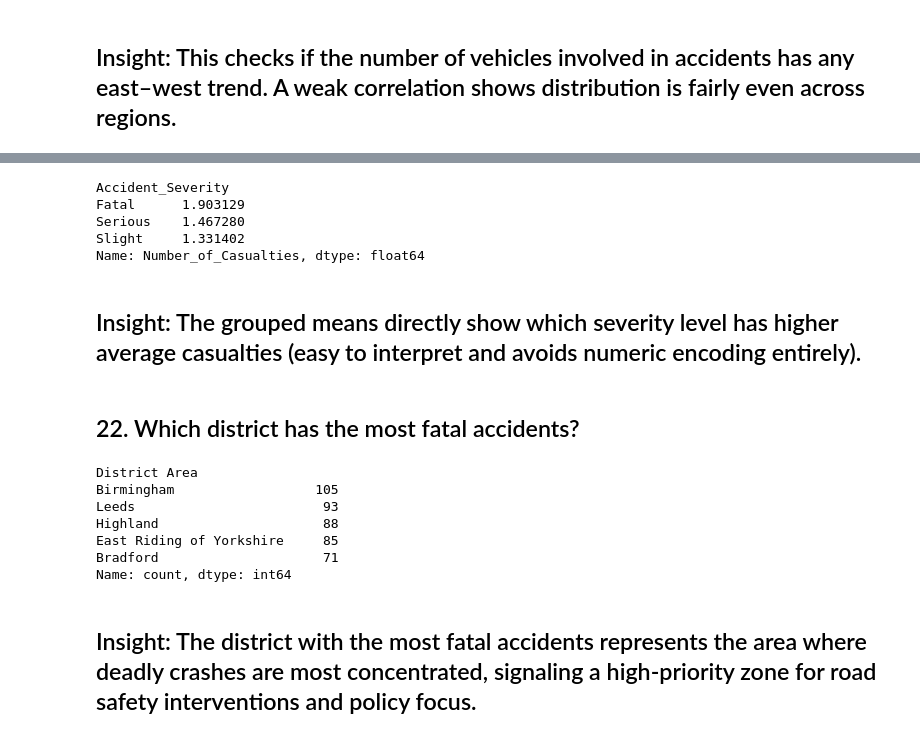
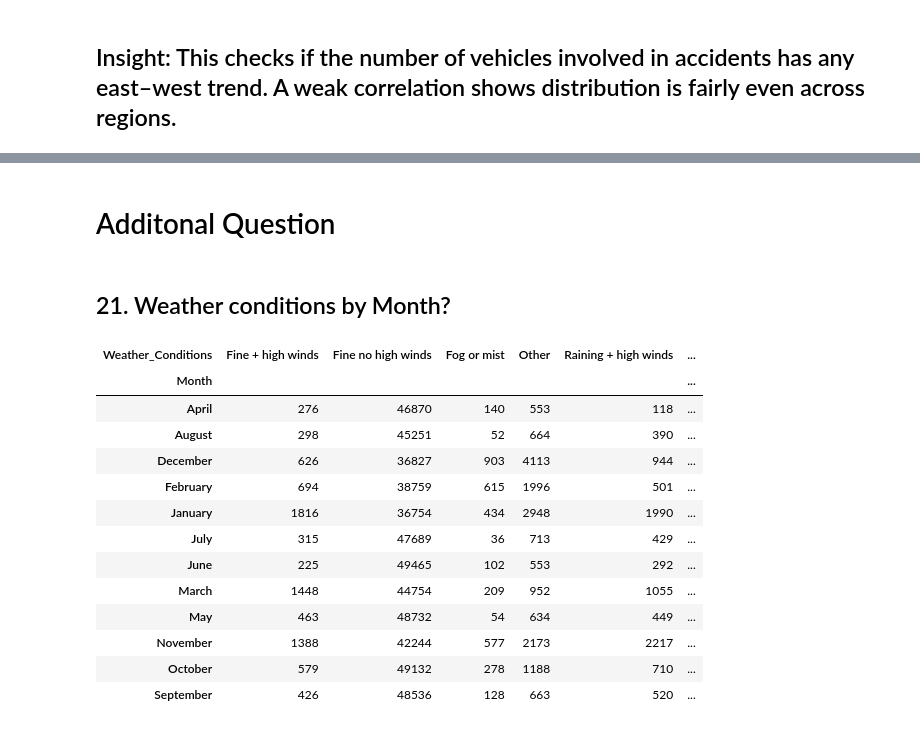
Before and after one commit to JadeCreed/ELEC303-DATA_ANALYTICS-REDOTA, a Jupyter notebook: Activity2.ipynb, the cells around one changed output, grey strips where cells are left out. Drawn from its saved outputs; the diff is of its cells as text; code cells hidden in the pictures.

```diff
--- a/Activity2.ipynb
+++ b/Activity2.ipynb
@@ -4,5 +4,3 @@ import numpy  as np
 import warnings
 
 warnings.filterwarnings('ignore')
-# %%
-df = pd.read_csv('datesets/uk_road_accident.csv')
@@ -42,3 +44,26 @@ Data columns (total 14 columns):
  13  Vehicle_Type             660679 non-null  object
 dtypes: float64(2), int64(2), object(10)
 memory usage: 70.6+ MB
+# %%
+df['Accident Date'] = df['Accident Date'].astype('str')
+df['Accident Date'] = df['Accident Date'].str.strip()
+df['Accident Date'] = df['Accident Date'].str.replace('/', '-')
+df['Accident Date'] = pd.to_datetime(df['Accident Date'], dayfirst=True, errors='coerce')
+# %%
+df['Year'] = df['Accident Date'].dt.year
+df['Month_Number'] = df['Accident Date'].dt.month
+df['Month'] = df['Accident Date'].dt.month_name()
+df['Day'] = df['Accident Date'].dt.day
+df['DayofWeek'] = df['Accident Date'].dt.dayofweek
+# %%
+df['Index'] = df['Index'].astype('category')
+df['Accident_Severity'] = df['Accident_Severity'].astype('category')
+df['Light_Conditions'] = df['Light_Conditions'].astype('category')
+df['District Area'] = df['District Area'].astype('category')
+df['Road_Surface_Conditions'] = df['Road_Surface_Conditions'].astype('category')
+df['Road_Type'] = df['Road_Type'].astype('category')
+df['Urban_or_Rural_Area'] = df['Urban_or_Rural_Area'].astype('category')
+df['Weather_Conditions'] = df['Weather_Conditions'].astype('category')
+df['Vehicle_Type'] = df['Vehicle_Type'].astype('category')
+df['Month'] = df['Month'].astype('category')
+df['Year'] = df['Year'].astype('category')
@@ -353,24 +421,21 @@ np.float64(0.014724875829090085)
-# %%
-df.groupby('Accident_Severity')['Number_of_Casualties'].mean().sort_values(ascending=False)
-# %% [output]
-Accident_Severity
-Fatal      1.903129
-Serious    1.467280
-Slight     1.331402
-Name: Number_of_Casualties, dtype: float64
 # %% [markdown]
-<h2>Insight: The grouped means directly show which severity level has higher average casualties (easy to interpret and avoids numeric encoding entirely).</h2>
+<h1>Additonal Question</h1>
 # %% [markdown]
-<h2>22. Which district has the most fatal accidents?</h2>
+<h2>21. Weather conditions by Month?</h2>
-# %%
-df[df['Accident_Severity'] == 'Fatal']['District Area'].value_counts().head(5)
-# %% [output]
-District Area
-Birmingham                  105
-Leeds                        93
-Highland                     88
-East Riding of Yorkshire     85
-Bradford                     71
-Name: count, dtype: int64
-# %% [markdown]
-<h2>Insight: The district with the most fatal accidents represents the area where deadly crashes are most concentrated, signaling a high-priority zone for road safety interventions and policy focus.</h2>
+# %%
+df.groupby(['Month', 'Weather_Conditions']).size().unstack(fill_value=0)
+# %% [output]
+| Weather_Conditions | Fine + high winds | Fine no high winds | Fog or mist | Other | Raining + high winds | ... |
+| Month |  |  |  |  |  | ... |
+| April | 276 | 46870 | 140 | 553 | 118 | ... |
+| August | 298 | 45251 | 52 | 664 | 390 | ... |
+| December | 626 | 36827 | 903 | 4113 | 944 | ... |
+| February | 694 | 38759 | 615 | 1996 | 501 | ... |
+| January | 1816 | 36754 | 434 | 2948 | 1990 | ... |
+| July | 315 | 47689 | 36 | 713 | 429 | ... |
+| June | 225 | 49465 | 102 | 553 | 292 | ... |
+| March | 1448 | 44754 | 209 | 952 | 1055 | ... |
+| May | 463 | 48732 | 54 | 634 | 449 | ... |
+| November | 1388 | 42244 | 577 | 2173 | 2217 | ... |
+| October | 579 | 49132 | 278 | 1188 | 710 | ... |
+| September | 426 | 48536 | 128 | 663 | 520 | ... |
```
Also changed, not shown: parts of 23 cells of this notebook, 1 other file.
